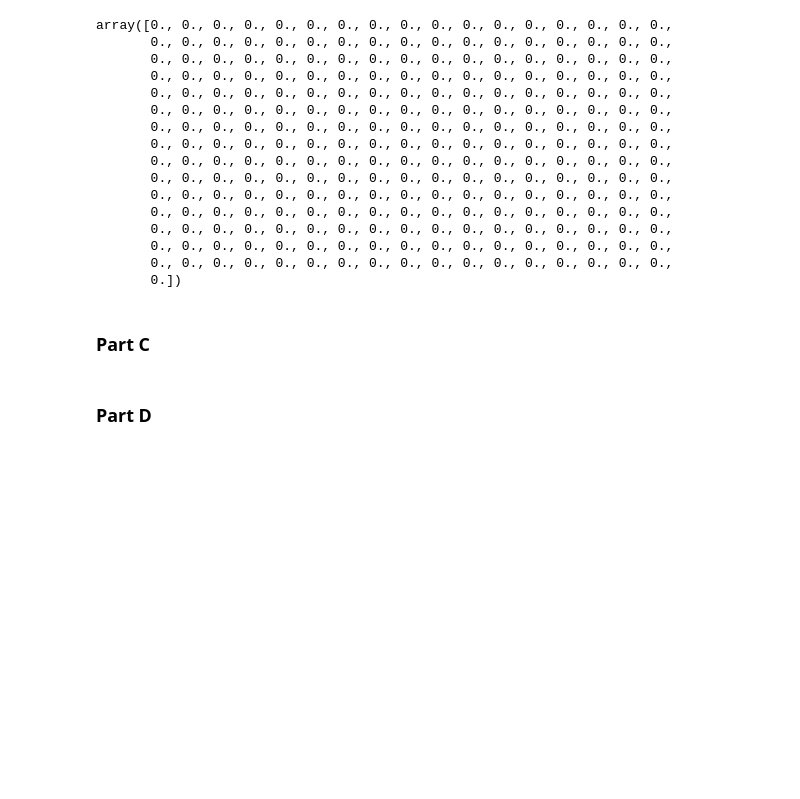
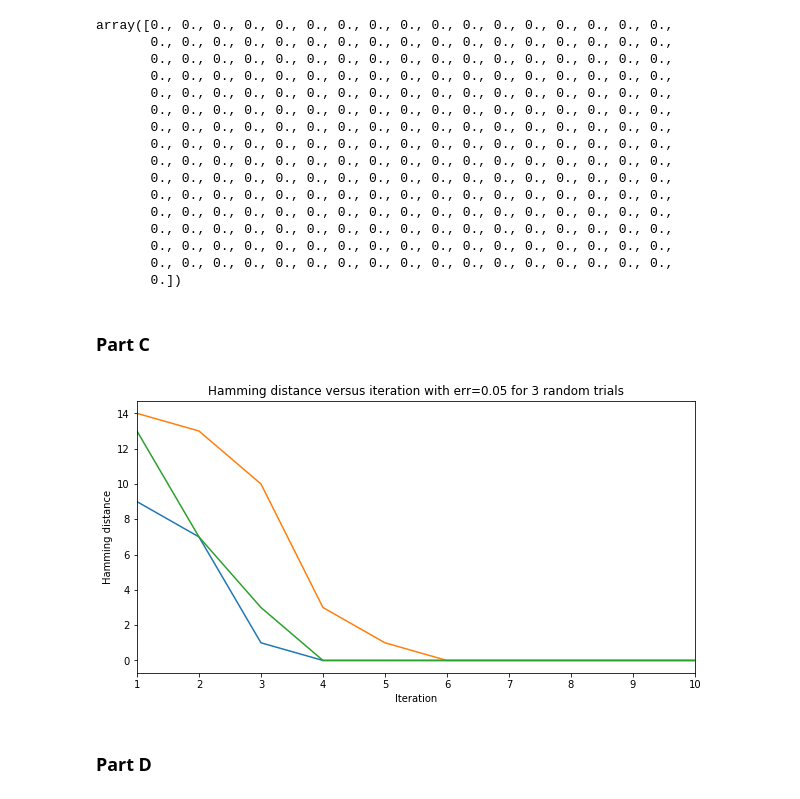
Before and after one commit to nyjgary/probabilistic-graphical-models, a Jupyter notebook: hwk3-bp/belief-propagation.ipynb, the cells around one changed output. Cells and saved outputs as stored; diff of their text form; code cells hidden in the pictures; blank space fills up the shorter version.

```diff
--- a/hwk3-bp/belief-propagation.ipynb
+++ b/hwk3-bp/belief-propagation.ipynb
@@ -524,22 +525,21 @@ def run_experiment(source, err, n_iter, d_v=4, d_c=8):
     received = add_noise(source, err)
 
     # create factor graph model used to decode message (SHOULD THIS BE REFACTORED?)
-    len_msg = len(source)
-    H = RegularH(len_msg, d_v, d_c)
+    H = RegularH(len(source), d_v, d_c)
     ldpc_fg = make_ldpc_fg(H)
     ldpc_fg = set_unary_factors(ldpc_fg, received, err)
 
     # run loopy belief propagation
-    beliefs, beliefs_history = get_beliefs(ldpc_fg, n_iter)
+    beliefs, beliefs_hist = get_beliefs(ldpc_fg, n_iter)
 
     # decode message and compute distance
     decoded = decode_msg(beliefs)
     hdist = hamming_dist(source, decoded)
 
-    return hdist, beliefs, beliefs_history, decoded
+    return hdist, beliefs, beliefs_hist, decoded
 # %%
 source = np.zeros(256, dtype=int)
-hdist, beliefs, beliefs_history, decoded = run_experiment(source, .05, 50)
+hdist, beliefs, beliefs_hist, decoded = run_experiment(source, .05, 50)
 # %%
 hdist
 # %% [output]
@@ -565,9 +565,3 @@ array([0., 0., 0., 0., 0., 0., 0., 0., 0., 0., 0., 0., 0., 0., 0., 0., 0.,
        0.])
 # %% [markdown]
 ### Part C
-# %%
-def evaluate_at_iter(beliefs, original, iter_num):
-    beliefs_at_iter = get_beliefs_at_iter(beliefs_history, iter_num)
-    decoded = decode_msg(beliefs_at_iter)
-    hdist = hamming_dist(original, decoded)
-    return hdist
@@ -577,21 +621,3 @@ def plot_results(results, err, n_trials):
     plt.ylabel('Hamming distance')
     plt.xlabel('Iteration')
     plt.title('Hamming distance versus iteration with err={} for {} random trials'.format(err, n_trials))
-# %%
-def run_experiments(err, n_trials, n_iter=50, msg_len=256, d_v=4, d_c=8):
-
-    results = []
-
-    for trial_num in range(n_trials):
-        _, _, beliefs_history, _, original = run_experiment(err, msg_len, n_iter, d_v, d_c)
-
-        result = {}
-        for i in range(n_iter):
-            beliefs_at_iter = get_beliefs_at_iter(beliefs_history, i)
-            decoded = decode_msg(beliefs_at_iter)
-            result[i+1] = hamming_dist(original, decoded)
-        results.append(result)
-
-    plot_results(results, err, n_trials)
-
-    return results
@@ -598 +667,7 @@ def run_experiments(err, n_trials, n_iter=50, msg_len=256, d_v=4, d_c=8):
+# %%
+# test
+zero_msg = np.zeros(256, dtype=int)
+results = run_experiments(err=0.05, n_trials=3, source=zero_msg, n_iter=10, d_v=4, d_c=8)
+# %% [output]
+[figure, added]
 # %%
```
Also changed, not shown: parts of 9 cells of this notebook.
